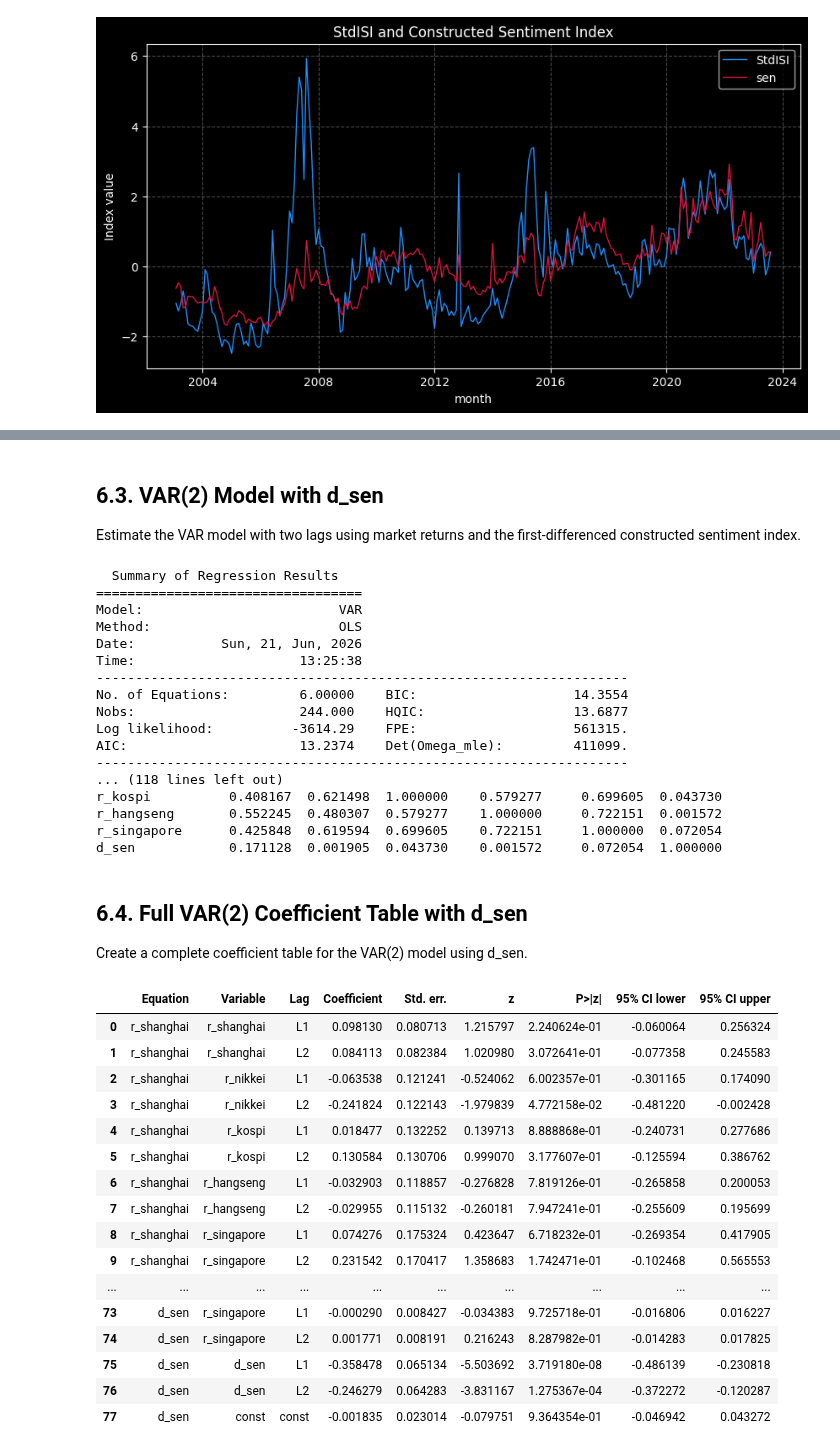
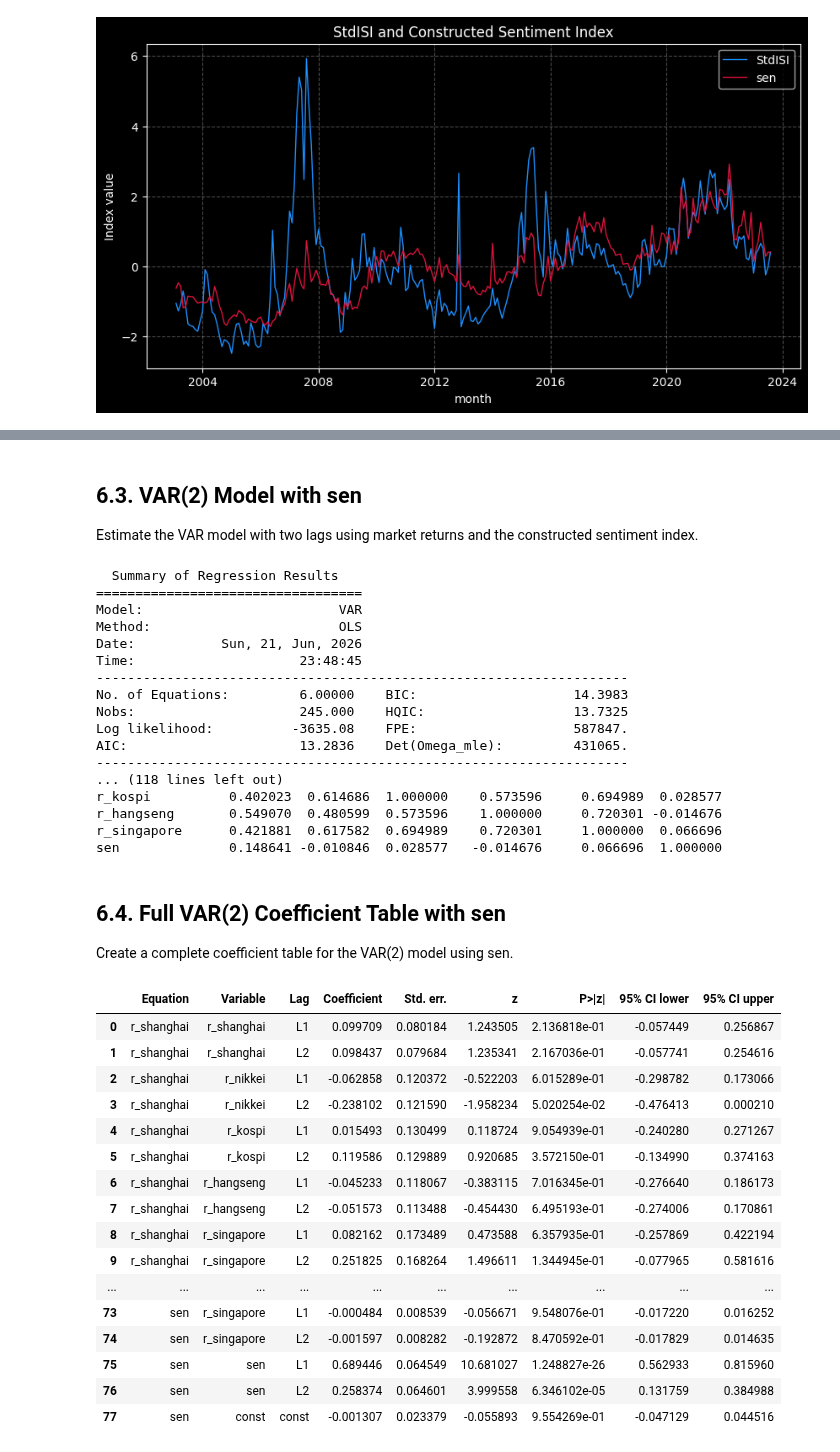
Before and after one commit to yang2094582004-ai/MSIN0114---Dissertation, a Jupyter notebook: Analysis.ipynb, the cells around one changed output, grey strips where cells are left out. Saved outputs shown, nothing was run; the diff lists cells and outputs as text; code cells hidden in the pictures.

```diff
--- a/Analysis.ipynb
+++ b/Analysis.ipynb
@@ -1236,9 +1241,9 @@ pca_df["sen"] = (
 # Remove previous PCA columns so this cell can be run repeatedly without suffixes.
 analysis_df = analysis_df.drop(
     columns=[
-        "pca1", "pca2", "sen", "d_sen",
+        "pca1", "pca2", "sen",
         "pca1_x", "pca1_y", "pca2_x", "pca2_y",
-        "sen_x", "sen_y", "d_sen_x", "d_sen_y"
+        "sen_x", "sen_y"
     ],
     errors="ignore"
 )
@@ -1249,13 +1254,10 @@ analysis_df = analysis_df.merge(
     how="left"
 )
 
-# Use the first difference of sen for stationarity and alternative VAR analysis.
-analysis_df["d_sen"] = analysis_df["sen"].diff()
-
 print(f"PCA1 weight: {pca1_weight / total_weight:.4f}")
 print(f"PCA2 weight: {pca2_weight / total_weight:.4f}")
 
-analysis_df[["month", "pca1", "pca2", "sen", "d_sen"]].head()
+analysis_df[["month", "pca1", "pca2", "sen"]].head()
 # %% [output]
 PCA1 weight: 0.5532
 PCA2 weight: 0.4468
@@ -1372,16 +1390,16 @@ VAR Order Selection (* highlights the minimums)
 # %% [markdown]
-## 6.3. VAR(2) Model with d_sen
+## 6.3. VAR(2) Model with sen
 
-Estimate the VAR model with two lags using market returns and the first-differenced constructed sentiment index.
+Estimate the VAR model with two lags using market returns and the constructed sentiment index.
 # %%
-# Estimate the VAR(2) model with d_sen.
+# Estimate the VAR(2) model with sen.
 var_vars_sen = [
     "r_shanghai",
     "r_nikkei",
     "r_kospi",
     "r_hangseng",
     "r_singapore",
-    "d_sen"
+    "sen"
 ]
 
 var_data_sen = analysis_df[var_vars_sen].dropna().copy()
@@ -1397,24 +1415,24 @@ print(var_results_sen_lag2.summary())
 Model:                         VAR
 Method:                        OLS
 Date:           Sun, 21, Jun, 2026
-Time:                     13:25:38
+Time:                     23:48:45
 --------------------------------------------------------------------
-No. of Equations:         6.00000    BIC:                    14.3554
-Nobs:                     244.000    HQIC:                   13.6877
-Log likelihood:          -3614.29    FPE:                    561315.
-AIC:                      13.2374    Det(Omega_mle):         411099.
+No. of Equations:         6.00000    BIC:                    14.3983
+Nobs:                     245.000    HQIC:                   13.7325
+Log likelihood:          -3635.08    FPE:                    587847.
+AIC:                      13.2836    Det(Omega_mle):         431065.
 --------------------------------------------------------------------
 ... (118 lines left out)
-r_kospi          0.408167  0.621498  1.000000    0.579277     0.699605  0.043730
-r_hangseng       0.552245  0.480307  0.579277    1.000000     0.722151  0.001572
-r_singapore      0.425848  0.619594  0.699605    0.722151     1.000000  0.072054
-d_sen            0.171128  0.001905  0.043730    0.001572     0.072054  1.000000
+r_kospi          0.402023  0.614686  1.000000    0.573596     0.694989  0.028577
+r_hangseng       0.549070  0.480599  0.573596    1.000000     0.720301 -0.014676
+r_singapore      0.421881  0.617582  0.694989    0.720301     1.000000  0.066696
+sen              0.148641 -0.010846  0.028577   -0.014676     0.066696  1.000000
 # %% [markdown]
-## 6.4. Full VAR(2) Coefficient Table with d_sen
+## 6.4. Full VAR(2) Coefficient Table with sen
 
-Create a complete coefficient table for the VAR(2) model using d_sen.
+Create a complete coefficient table for the VAR(2) model using sen.
 # %%
-# Complete coefficient table for the VAR(2) model with d_sen.
+# Complete coefficient table for the VAR(2) model with sen.
 params = var_results_sen_lag2.params
 stderr = var_results_sen_lag2.stderr
 zvalues = var_results_sen_lag2.tvalues
@@ -1428,7 +1446,7 @@ base_variables = [
     "r_kospi",
     "r_hangseng",
     "r_singapore",
-    "d_sen"
+    "sen"
 ]
 
 ordered_parameters = []
@@ -1451,47 +1469,47 @@ for equation in params.columns:
         ci_lower = coef - z_crit * se
         ci_upper = coef + z_crit * se
 
         if variable == "const":
             lag = "const"
             variable_name = "const"
         else:
             lag, variable_name = variable.split(".", 1)
 
         rows.append({
             "Equation": equation,
             "Variable": variable_name,
             "Lag": lag,
             "Coefficient": coef,
             "Std. err.": se,
             "z": z,
             "P>|z|": p,
             "95% CI lower": ci_lower,
             "95% CI upper": ci_upper
         })
 
 var_sen_lag2_full_table = pd.DataFrame(rows)
 
 pd.set_option("display.max_rows", None)
 pd.set_option("display.max_columns", None)
 pd.set_option("display.width", None)
 
 display(var_sen_lag2_full_table)
 # %% [output]
 |  | Equation | Variable | Lag | Coefficient | Std. err. | z | P>|z| | 95% CI lower | 95% CI upper |
-| 0 | r_shanghai | r_shanghai | L1 | 0.098130 | 0.080713 | 1.215797 | 2.240624e-01 | -0.060064 | 0.256324 |
-| 1 | r_shanghai | r_shanghai | L2 | 0.084113 | 0.082384 | 1.020980 | 3.072641e-01 | -0.077358 | 0.245583 |
-| 2 | r_shanghai | r_nikkei | L1 | -0.063538 | 0.121241 | -0.524062 | 6.002357e-01 | -0.301165 | 0.174090 |
-| 3 | r_shanghai | r_nikkei | L2 | -0.241824 | 0.122143 | -1.979839 | 4.772158e-02 | -0.481220 | -0.002428 |
-| 4 | r_shanghai | r_kospi | L1 | 0.018477 | 0.132252 | 0.139713 | 8.888868e-01 | -0.240731 | 0.277686 |
-| 5 | r_shanghai | r_kospi | L2 | 0.130584 | 0.130706 | 0.999070 | 3.177607e-01 | -0.125594 | 0.386762 |
-| 6 | r_shanghai | r_hangseng | L1 | -0.032903 | 0.118857 | -0.276828 | 7.819126e-01 | -0.265858 | 0.200053 |
-| 7 | r_shanghai | r_hangseng | L2 | -0.029955 | 0.115132 | -0.260181 | 7.947241e-01 | -0.255609 | 0.195699 |
-| 8 | r_shanghai | r_singapore | L1 | 0.074276 | 0.175324 | 0.423647 | 6.718232e-01 | -0.269354 | 0.417905 |
-| 9 | r_shanghai | r_singapore | L2 | 0.231542 | 0.170417 | 1.358683 | 1.742471e-01 | -0.102468 | 0.565553 |
+| 0 | r_shanghai | r_shanghai | L1 | 0.099709 | 0.080184 | 1.243505 | 2.136818e-01 | -0.057449 | 0.256867 |
+| 1 | r_shanghai | r_shanghai | L2 | 0.098437 | 0.079684 | 1.235341 | 2.167036e-01 | -0.057741 | 0.254616 |
+| 2 | r_shanghai | r_nikkei | L1 | -0.062858 | 0.120372 | -0.522203 | 6.015289e-01 | -0.298782 | 0.173066 |
+| 3 | r_shanghai | r_nikkei | L2 | -0.238102 | 0.121590 | -1.958234 | 5.020254e-02 | -0.476413 | 0.000210 |
+| 4 | r_shanghai | r_kospi | L1 | 0.015493 | 0.130499 | 0.118724 | 9.054939e-01 | -0.240280 | 0.271267 |
+| 5 | r_shanghai | r_kospi | L2 | 0.119586 | 0.129889 | 0.920685 | 3.572150e-01 | -0.134990 | 0.374163 |
+| 6 | r_shanghai | r_hangseng | L1 | -0.045233 | 0.118067 | -0.383115 | 7.016345e-01 | -0.276640 | 0.186173 |
+| 7 | r_shanghai | r_hangseng | L2 | -0.051573 | 0.113488 | -0.454430 | 6.495193e-01 | -0.274006 | 0.170861 |
+| 8 | r_shanghai | r_singapore | L1 | 0.082162 | 0.173489 | 0.473588 | 6.357935e-01 | -0.257869 | 0.422194 |
+| 9 | r_shanghai | r_singapore | L2 | 0.251825 | 0.168264 | 1.496611 | 1.344945e-01 | -0.077965 | 0.581616 |
 | ... | ... | ... | ... | ... | ... | ... | ... | ... | ... |
-| 73 | d_sen | r_singapore | L1 | -0.000290 | 0.008427 | -0.034383 | 9.725718e-01 | -0.016806 | 0.016227 |
-| 74 | d_sen | r_singapore | L2 | 0.001771 | 0.008191 | 0.216243 | 8.287982e-01 | -0.014283 | 0.017825 |
-| 75 | d_sen | d_sen | L1 | -0.358478 | 0.065134 | -5.503692 | 3.719180e-08 | -0.486139 | -0.230818 |
-| 76 | d_sen | d_sen | L2 | -0.246279 | 0.064283 | -3.831167 | 1.275367e-04 | -0.372272 | -0.120287 |
-| 77 | d_sen | const | const | -0.001835 | 0.023014 | -0.079751 | 9.364354e-01 | -0.046942 | 0.043272 |
+| 73 | sen | r_singapore | L1 | -0.000484 | 0.008539 | -0.056671 | 9.548076e-01 | -0.017220 | 0.016252 |
+| 74 | sen | r_singapore | L2 | -0.001597 | 0.008282 | -0.192872 | 8.470592e-01 | -0.017829 | 0.014635 |
+| 75 | sen | sen | L1 | 0.689446 | 0.064549 | 10.681027 | 1.248827e-26 | 0.562933 | 0.815960 |
+| 76 | sen | sen | L2 | 0.258374 | 0.064601 | 3.999558 | 6.346102e-05 | 0.131759 | 0.384988 |
+| 77 | sen | const | const | -0.001307 | 0.023379 | -0.055893 | 9.554269e-01 | -0.047129 | 0.044516 |
 # %% [markdown]
```
Also changed, not shown: parts of 16 cells of this notebook, 3 other files.
